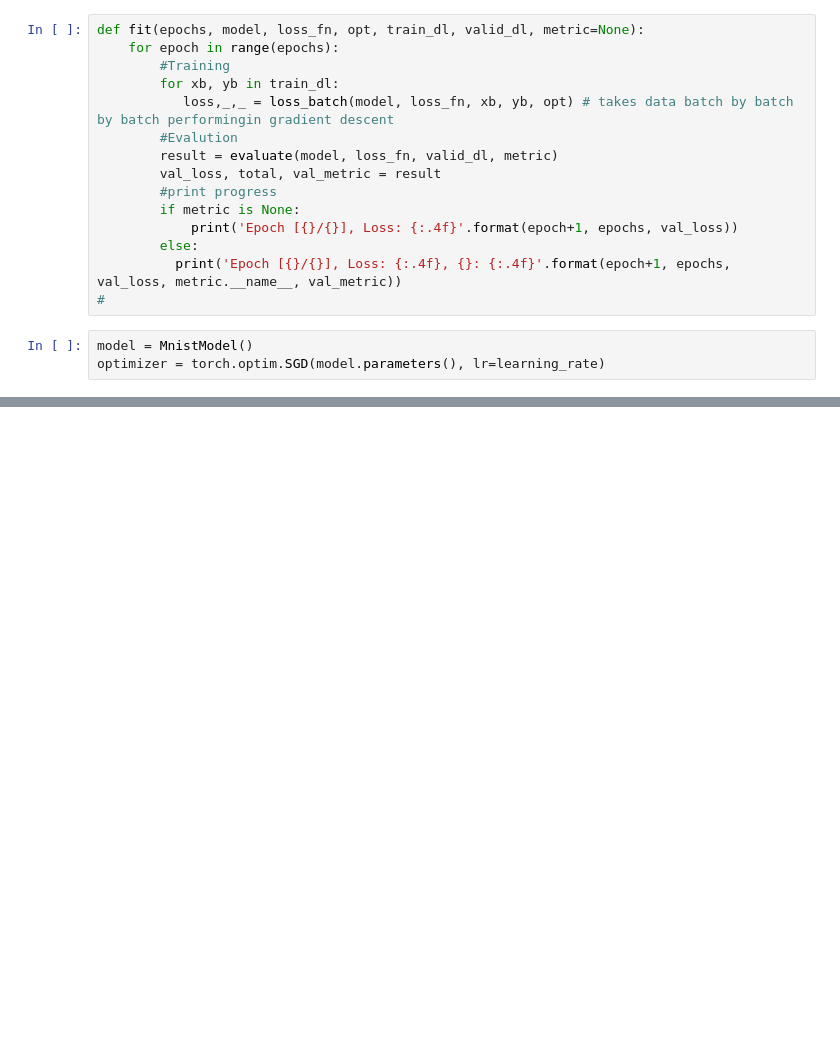
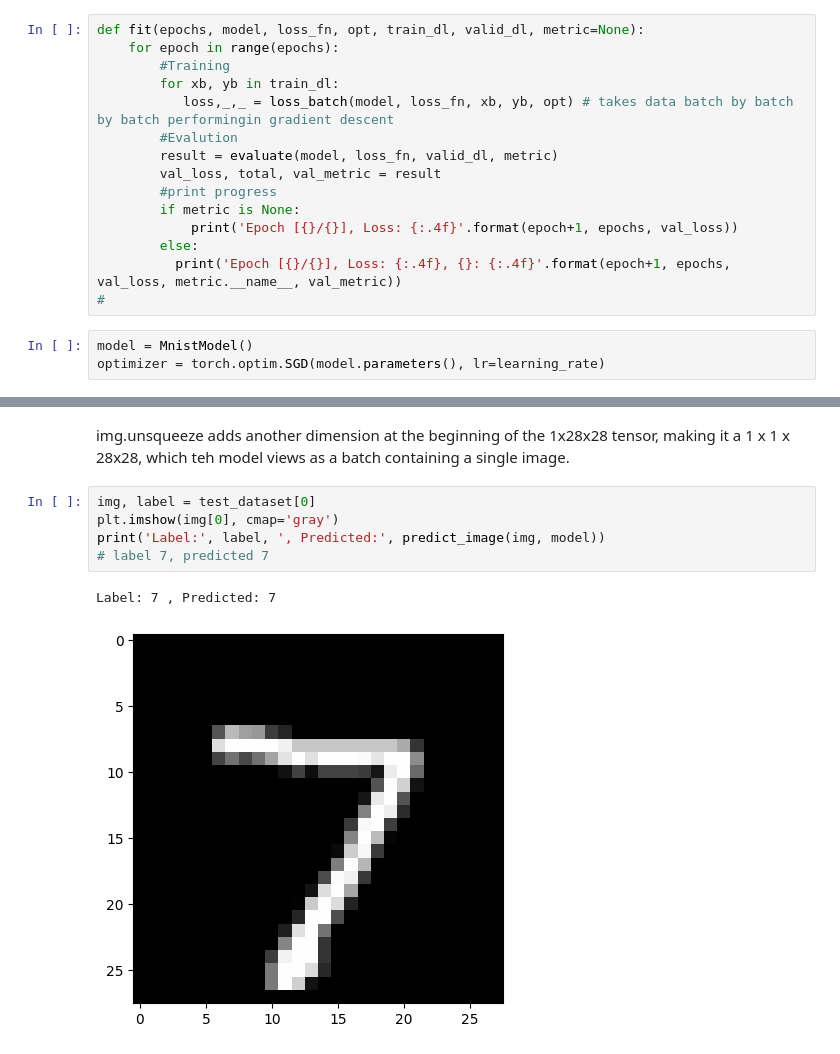
Before and after one commit to thomasm1/python_2018, a Jupyter notebook: logistic_regression_pytorch.ipynb, the cells around one changed output, grey strips where cells are left out. Saved outputs shown, nothing was run; the diff lists cells and outputs as text; blank space fills up the shorter version.

```diff
--- a/logistic_regression_pytorch.ipynb
+++ b/logistic_regression_pytorch.ipynb
@@ -435,0 +452,10 @@ plt.title('accuracies vs. No. of epochs');
+# %% [markdown]
+img.unsqueeze adds another dimension at the beginning of the 1x28x28 tensor, making it a 1 x 1 x 28x28,  which teh model views as a batch containing a single image.
+# %%
+img, label = test_dataset[0]
+plt.imshow(img[0], cmap='gray')
+print('Label:', label, ', Predicted:', predict_image(img, model))
+# label 7, predicted 7
+# %% [output]
+Label: 7 , Predicted: 7
+[figure, added]
```
Also changed, not shown: parts of 28 cells of this notebook, 4 other files.
